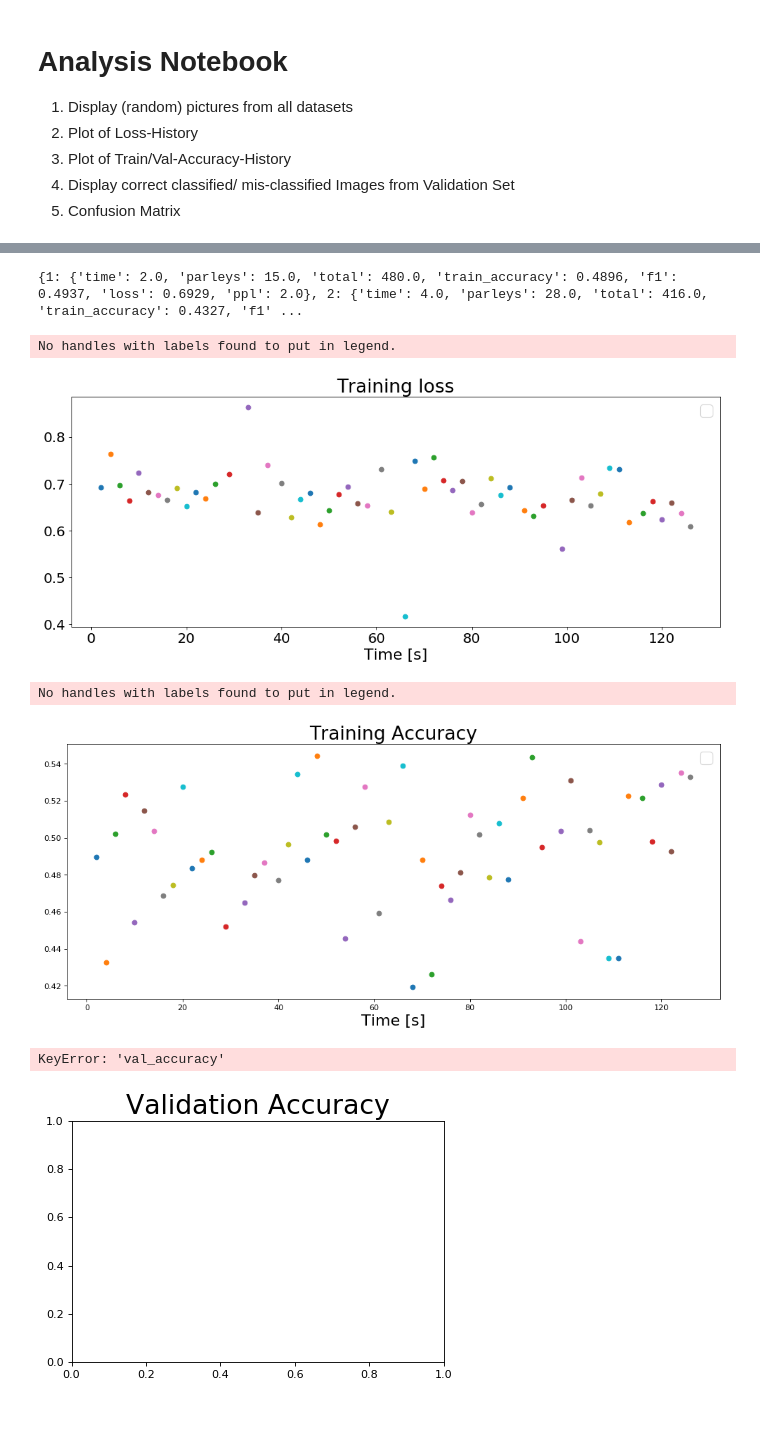
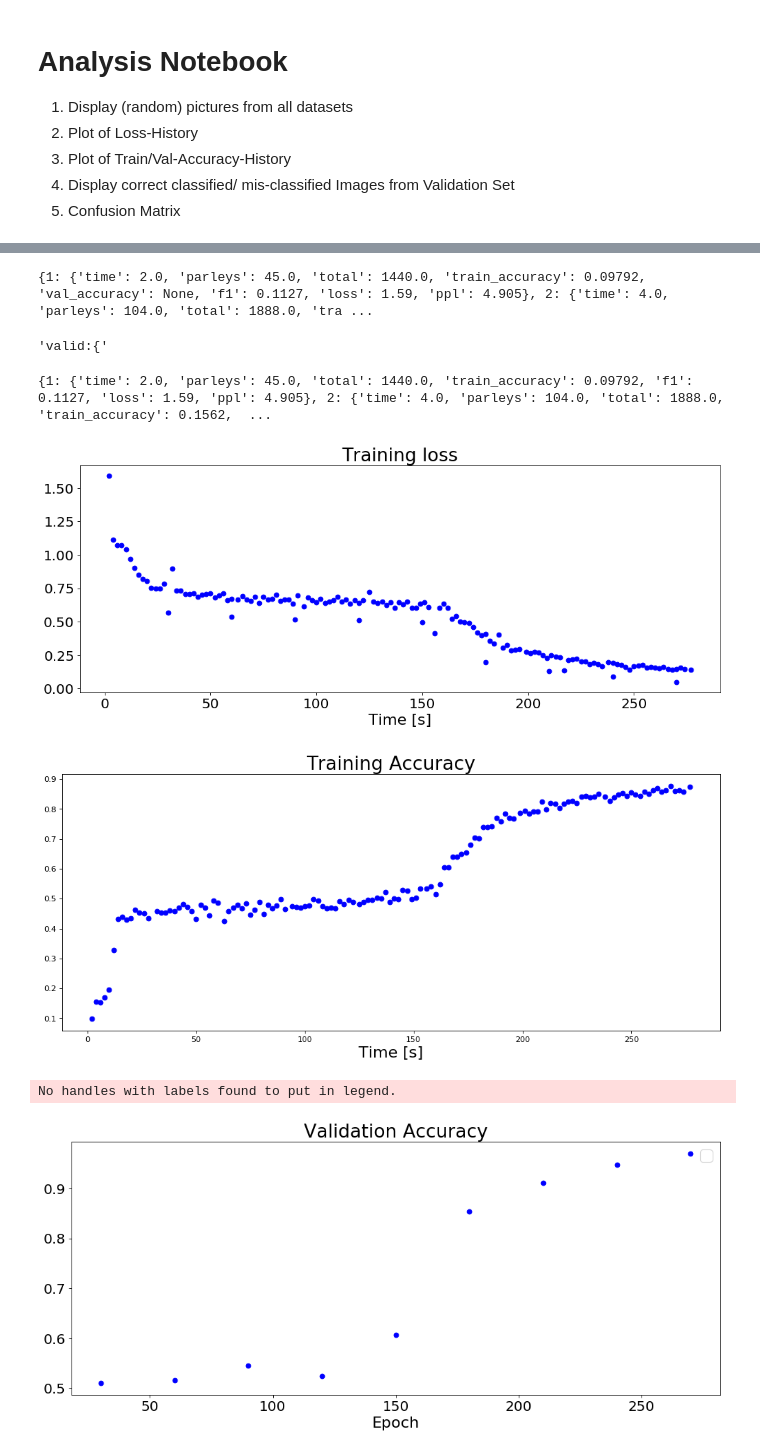
Before and after one commit to Roboy/ss18_showmaster, a Jupyter notebook: Deep_QA/ParlAI/analysis-notebook.ipynb, the cells around one changed output, grey strips where cells are left out. Drawn from its saved outputs; the diff is of its cells as text; code cells hidden in the pictures; blank space fills up the shorter version.

Commit message:
validation accuracies included

```diff
--- a/Deep_QA/ParlAI/analysis-notebook.ipynb
+++ b/Deep_QA/ParlAI/analysis-notebook.ipynb
@@ -64,6 +81,7 @@ model = "model_s2s"
 # %%
 # reverse engineer logged shell output from string to dictionary
 log_dict = dict()
+time_between_validations = 30
 
 # needed to extract relevant entreis form string
 def find_between( s, first, last ):
@@ -79,6 +97,7 @@ with open ((path + file + "/" + model + ".log"), 'rt') as fp:
     line = fp.readline()
     cnt = 1
     dict_cnt = 1
+    val_time = time_between_validations
     while line:
         teststring = line.strip()
 
@@ -88,17 +107,36 @@ with open ((path + file + "/" + model + ".log"), 'rt') as fp:
             # extract relevant entries form string
             time = float(find_between( teststring, "time:", "s parleys:" ))
             parleys = float(find_between( teststring, "parleys:", " ] {" ))
-            total = float(find_between( teststring, "'total': ", ", 'accuracy':" ))
-            accuracy = float(find_between( teststring, "'accuracy': ", ", 'f1':" ))
-            f1 = float(find_between( teststring, "'f1': ", ", 'loss'" ))
-            loss = float(find_between( teststring, "'loss': ", ", 'ppl'" ))
-            ppl = float(find_between( teststring, "'ppl': ", "}" ))
+
+            total = float(find_between( teststring, "'total': ", ", " ))
+            accuracy = float(find_between( teststring, "'accuracy': ", "}" ))
+            f1 = float(find_between( teststring, "'f1': ", ", " ))
+            loss = float(find_between( teststring, "'loss': ", ", " ))
+            ppl = float(find_between( teststring, "'ppl': ", ", " ))
+
+            #total = float(find_between( teststring, "'total': ", ", 'accuracy':" ))
+            #accuracy = float(find_between( teststring, "'accuracy': ", ", 'f1':" ))
+            #f1 = float(find_between( teststring, "'f1': ", ", 'loss'" ))
+            #loss = float(find_between( teststring, "'loss': ", ", 'ppl'" ))
+            #ppl = float(find_between( teststring, "'ppl': ", "}" ))
 
             #save to dictionary
-            log_dict[dict_cnt] = {'time': time, 'parleys': parleys, 'total': total, 'train_accuracy': accuracy, 'f1': f1, 'loss': loss, 'ppl': ppl}
+            log_dict[dict_cnt] = {'time': time, 'parleys': parleys, 'total': total, 'train_accuracy': accuracy, 'val_accuracy': None, 'f1': f1, 'loss': loss, 'ppl': ppl}
             dict_cnt += 1
+
+        # log validations every x seconds
+        elif (teststring[0:7] == 'valid:{') == True:
+            total = float(find_between( teststring, "'total': ", ", " ))
+            accuracy = float(find_between( teststring, "'accuracy': ", "}" ))
+            f1 = float(find_between( teststring, "'f1': ", ", " ))
+            loss = float(find_between( teststring, "'loss': ", ", " ))
+            ppl = float(find_between( teststring, "'ppl': ", ", " ))
+            log_dict[dict_cnt] = {'time': val_time, 'total': total, 'train_accuracy': None,'val_accuracy': accuracy, 'f1': f1, 'loss': loss, 'ppl': ppl}
+            val_time += time_between_validations
+            dict_cnt += 1
+
         line = fp.readline()
         cnt += 1
 print(log_dict)
 # %% [output]
-{1: {'time': 2.0, 'parleys': 15.0, 'total': 480.0, 'train_accuracy': 0.4896, 'f1': 0.4937, 'loss': 0.6929, 'ppl': 2.0}, 2: {'time': 4.0, 'parleys': 28.0, 'total': 416.0, 'train_accuracy': 0.4327, 'f1' ...
+{1: {'time': 2.0, 'parleys': 45.0, 'total': 1440.0, 'train_accuracy': 0.09792, 'val_accuracy': None, 'f1': 0.1127, 'loss': 1.59, 'ppl': 4.905}, 2: {'time': 4.0, 'parleys': 104.0, 'total': 1888.0, 'tra ...
@@ -110,3 +143,15 @@ print(log_dict)
+# %%
+
+
+        # filter for relevant lines
+teststring = "valid:{'ppl': 1.673, 'total': 1000, 'f1': 0.545, 'loss': 0.5145, 'accuracy': 0.545}"
+teststring[0:7]
+# %% [output]
+'valid:{'
+# %%
+print(log_dict)
+# %% [output]
+{1: {'time': 2.0, 'parleys': 45.0, 'total': 1440.0, 'train_accuracy': 0.09792, 'f1': 0.1127, 'loss': 1.59, 'ppl': 4.905}, 2: {'time': 4.0, 'parleys': 104.0, 'total': 1888.0, 'train_accuracy': 0.1562,  ...
 # %%
 ### plot parameters
 #fontsizes
@@ -127,16 +172,15 @@ plt.title('Training loss',fontsize= fs_title)
 for i in range(1,len(log_dict)):
     time = log_dict[i]['time']
     loss = log_dict[i]['loss']
-    plt.plot(time, loss, marker = 'o')
+    plt.plot(time, loss, marker = 'o', color = 'blue')
 plt.xlabel('Time [s]', fontsize= fs_ax_labels)
 
-plt.legend(loc='best', fontsize = fs_legend)
+#plt.legend(loc='best', fontsize = fs_legend)
 plt.gcf().set_size_inches(15, 12)
 plot.tick_params(axis='both', which='major', labelsize=fs_tick_labels)
 plt.show()
 # %% [output]
-No handles with labels found to put in legend.
-[figure, old version]
+[figure, new version]
 # %%
 # Plot training accuracy
 
@@ -150,39 +194,39 @@ plt.title('Training Accuracy', fontsize=fs_title)
 for i in range(1,len(log_dict)):
     time = log_dict[i]['time']
     acc = log_dict[i]['train_accuracy']
-    plt.plot(time, acc, marker = 'o')
-plt.xlabel('Time [s]', fontsize= fs_ax_labels)
+    if acc != None:
+        plt.plot(time, acc, marker = 'o', color = 'blue')
+
 
 plt.xlabel('Time [s]', fontsize = fs_ax_labels)
-plt.legend(loc='best', fontsize= fs_legend)
 plt.gcf().set_size_inches(15, 6)
 plot.tick_params(axis='both', which='major', labelsize=fs_tick_labels)
 plt.show()
 # %% [output]
-No handles with labels found to put in legend.
-[figure, old version]
+[figure, new version]
 # %%
 # Plot valdiation accuracy
 
 fig_val_acc=plt.figure(dpi= 80, facecolor='w', edgecolor='k')
 plot = fig_val_acc.add_subplot(111)
 
 plt.title('Validation Accuracy', fontsize=fs_title)
 
+
 for i in range(1,len(log_dict)):
     time = log_dict[i]['time']
     acc = log_dict[i]['val_accuracy']
-    plt.plot(time, acc, marker = 'o')
-
+    if acc != None:
+        plt.plot(time, acc, marker = 'o', color = 'blue')
 
 plt.xlabel('Epoch', fontsize = fs_ax_labels)
 plt.legend(loc='best', fontsize= fs_legend)
 plt.gcf().set_size_inches(15, 6)
 plot.tick_params(axis='both', which='major', labelsize=fs_tick_labels)
 plt.show()
 # %% [output]
-KeyError: 'val_accuracy'
+No handles with labels found to put in legend.
-[figure, old version]
+[figure, new version]
 # %%
 ### Plot overfitting curves (difference between train_acc and small_val_acc)
 
```
Also changed, not shown: parts of 4 cells of this notebook.
